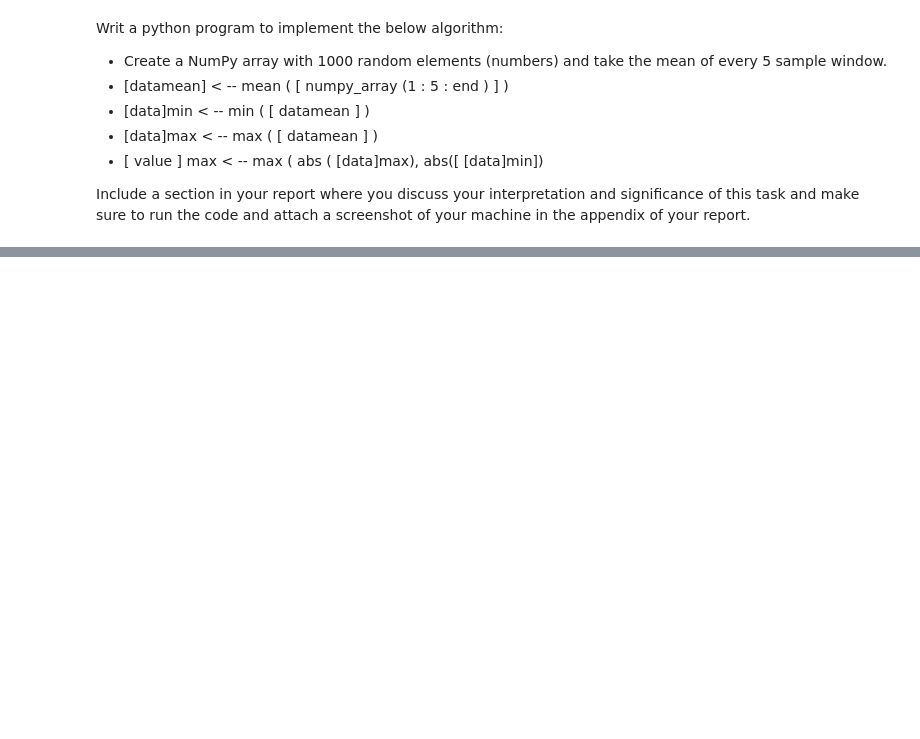
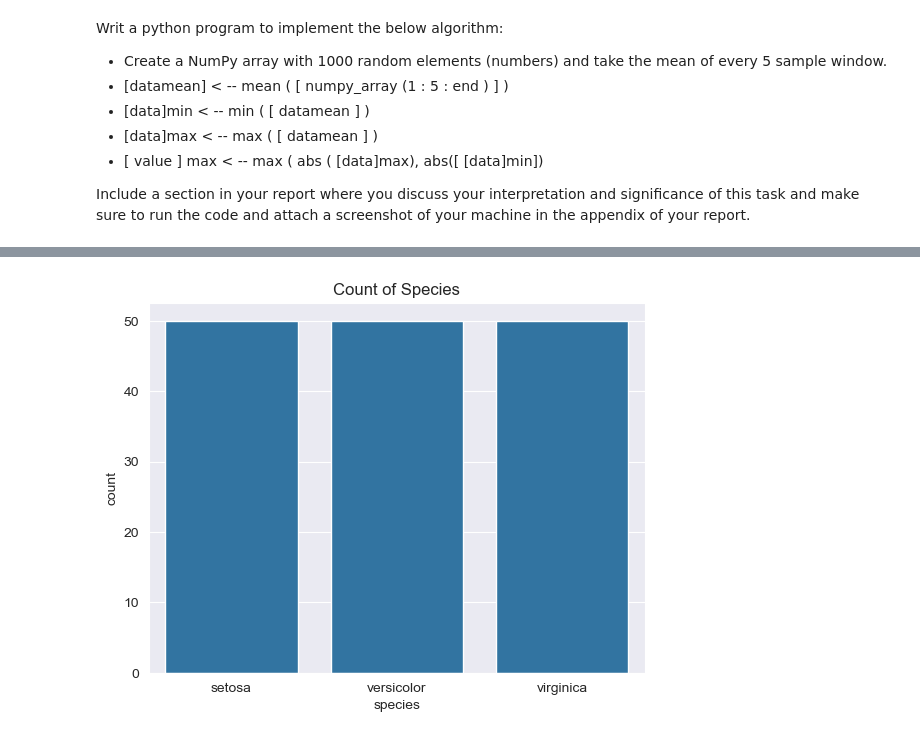
Before and after one commit to sba24130/sba24130---CA1--Programming-for-AI-, a Jupyter notebook: Assignment_1_Pgm.ipynb, the cells around one changed output, grey strips where cells are left out. Saved outputs shown, nothing was run; the diff lists cells and outputs as text; code cells hidden in the pictures; blank space fills up the shorter version.

```diff
--- a/Assignment_1_Pgm.ipynb
+++ b/Assignment_1_Pgm.ipynb
@@ -240,0 +473,8 @@ Original NumPy array:
+# %%
+# Count plot of species
+plt.figure()
+sns.countplot(data=df, x='species')  # Plot a count plot of the 'species' column
+plt.title("Count of Species")
+plt.show()
+# %% [output]
+[figure, added]
```
Also changed, not shown: parts of 29 cells of this notebook.
